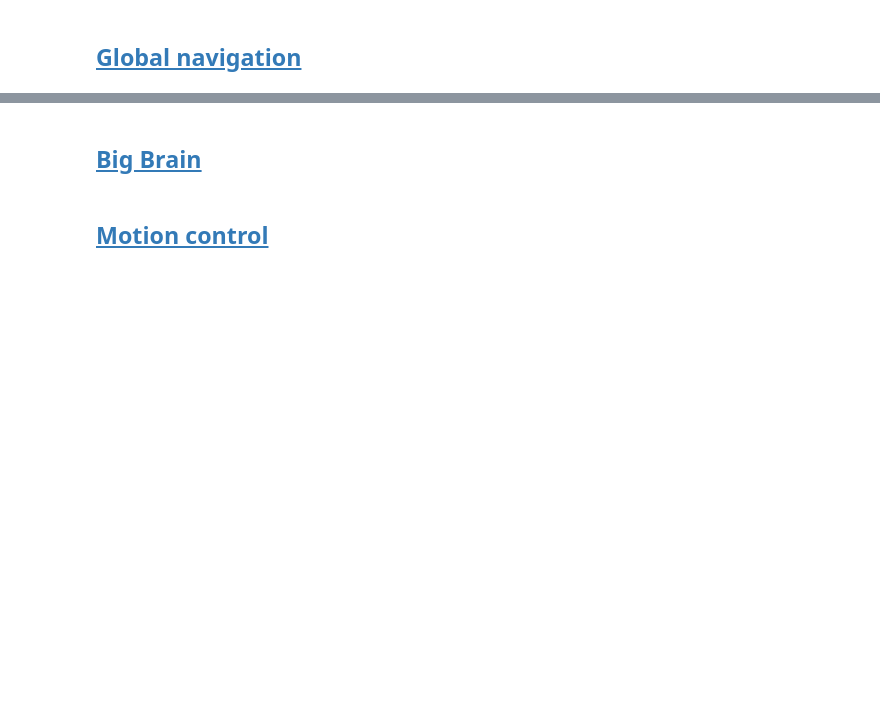
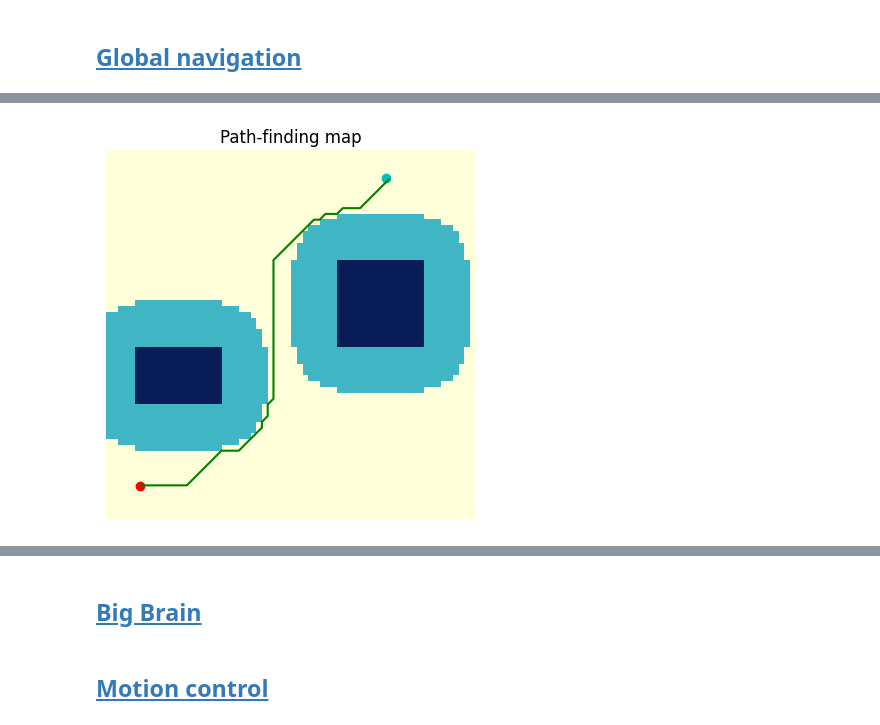
Before and after one commit to MarcusCemes/micro-452-robotics-project, a Jupyter notebook: micro-452-project-Report.ipynb, the cells around one changed output, grey strips where cells are left out. Drawn from its saved outputs; the diff is of its cells as text; code cells hidden in the pictures; blank space fills up the shorter version.

```diff
--- a/micro-452-project-Report.ipynb
+++ b/micro-452-project-Report.ipynb
@@ -172,0 +258,15 @@ print_pose(ctx)
+# %%
+# Reset the matrix
+ctx.state.obstacles[:,:] = 0
+
+# Add two obstacles
+ctx.state.obstacles[30:45, 40:55] = 1
+ctx.state.obstacles[20:30, 5: 20] = 1
+
+# Recompute the path
+await global_nav._recompute_path()
+
+# Plot the result
+report.global_nav.plot_map(ctx)
+# %% [output]
+[figure, added]
```
Also changed, not shown: parts of 27 cells of this notebook, 5 other files.
